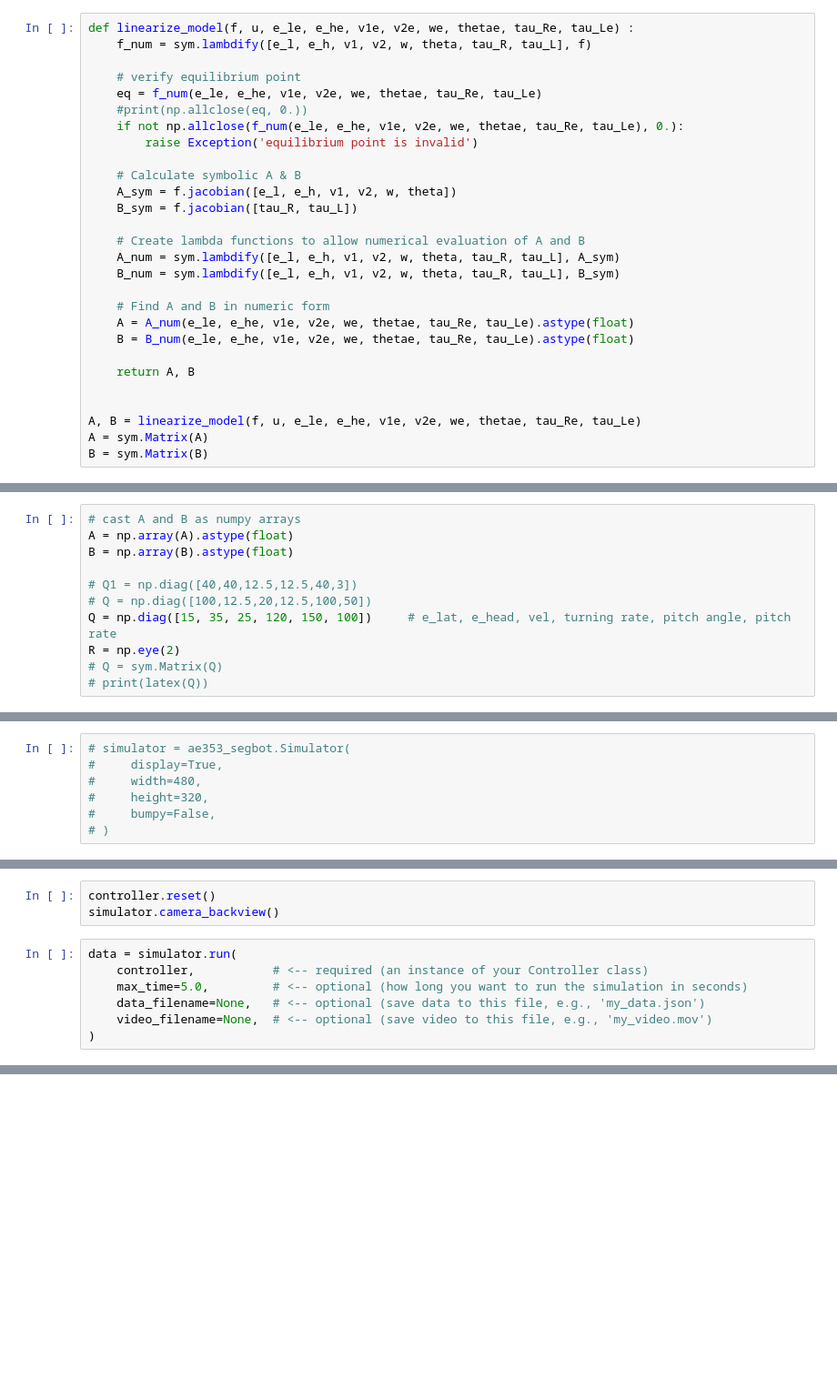
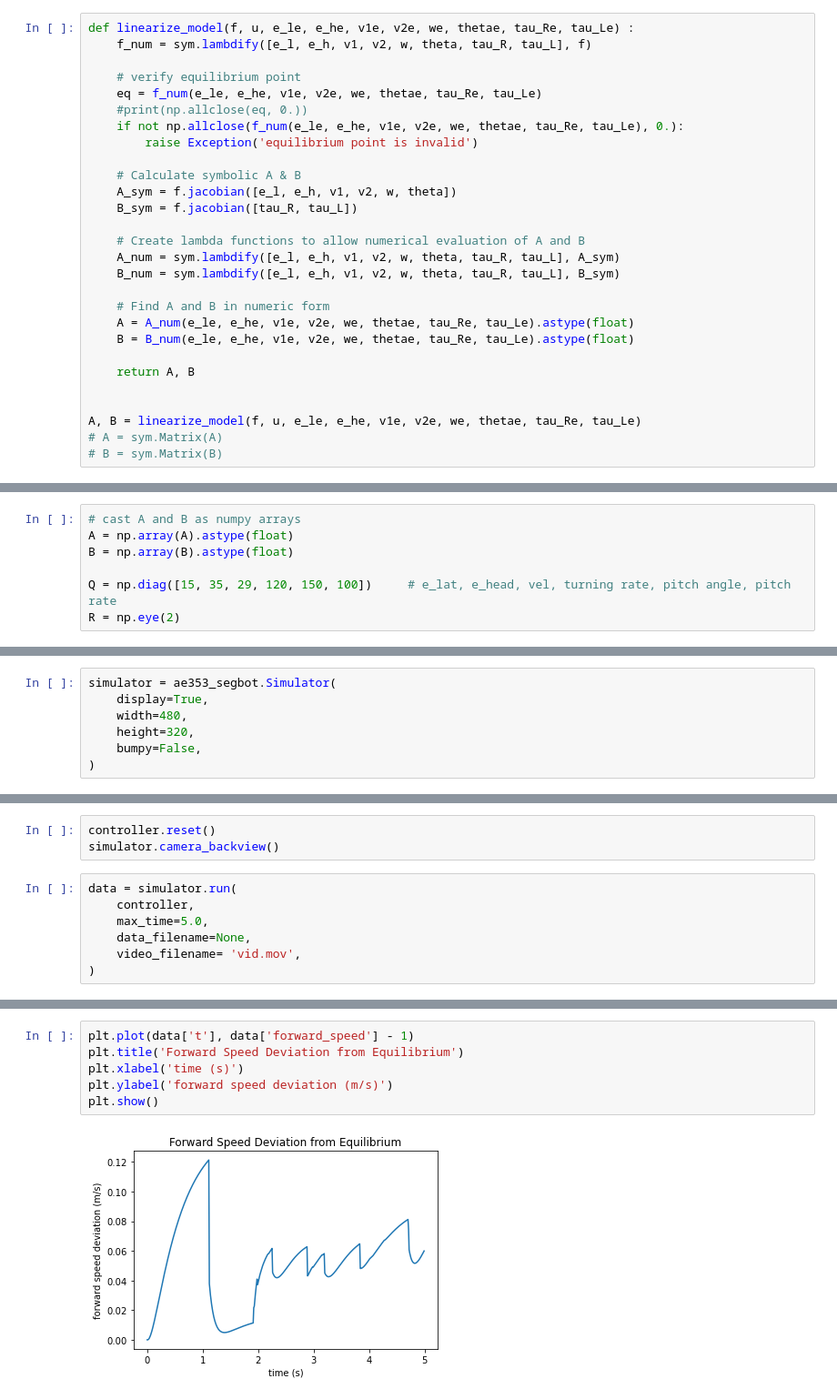
Before and after one commit to ibw2/ae353-sp22, a Jupyter notebook: projects/02_segbot/DP2_Code.ipynb, the cells around one changed output, grey strips where cells are left out. Shown at 91% size. Cells and saved outputs as stored; diff of their text form; blank space fills up the shorter version.

```diff
--- a/projects/02_segbot/DP2_Code.ipynb
+++ b/projects/02_segbot/DP2_Code.ipynb
@@ -209,8 +210,8 @@ def linearize_model(f, u, e_le, e_he, v1e, v2e, we, thetae, tau_Re, tau_Le) :
 
 
 A, B = linearize_model(f, u, e_le, e_he, v1e, v2e, we, thetae, tau_Re, tau_Le)
-A = sym.Matrix(A)
-B = sym.Matrix(B)
+# A = sym.Matrix(A)
+# B = sym.Matrix(B)
 # %% [markdown]
 ## Finding the gain matrix ##
 Using the LQR equation:
@@ -219,12 +220,8 @@ Using the LQR equation:
 A = np.array(A).astype(float)
 B = np.array(B).astype(float)
 
-# Q1 = np.diag([40,40,12.5,12.5,40,3])
-# Q = np.diag([100,12.5,20,12.5,100,50])
-Q = np.diag([15, 35, 25, 120, 150, 100])     # e_lat, e_head, vel, turning rate, pitch angle, pitch rate
+Q = np.diag([15, 35, 29, 120, 150, 100])     # e_lat, e_head, vel, turning rate, pitch angle, pitch rate
 R = np.eye(2)
-# Q = sym.Matrix(Q)
-# print(latex(Q))
 # %%
 P = linalg.solve_continuous_are(A, B, Q, R)
 K = linalg.inv(R) @  B.T @ P
@@ -264,12 +258,12 @@ There are several optional arguments:
 
 **You must evaluate this cell only *once*.** If you want to start fresh with a new simulator, you must do `Kernel -> Restart` from the notebook menu first. If you evaluate this cell more than once without a call to `Kernel -> Restart` then you may get strange behavior that is hard to debug.
 # %%
-# simulator = ae353_segbot.Simulator(
-#     display=True,
-#     width=480,
-#     height=320,
-#     bumpy=False,
-# )
+simulator = ae353_segbot.Simulator(
+    display=True,
+    width=480,
+    height=320,
+    bumpy=False,
+)
 # %% [markdown]
 Define a controller that maps sensor measurements to actuator commands. By default, it chooses to apply zero torque to the gimbal. Modify the `run` function to make the controller behave differently.
 # %%
@@ -330,8 +324,8 @@ controller.reset()
 simulator.camera_backview()
 # %%
 data = simulator.run(
-    controller,           # <-- required (an instance of your Controller class)
-    max_time=5.0,         # <-- optional (how long you want to run the simulation in seconds)
-    data_filename=None,   # <-- optional (save data to this file, e.g., 'my_data.json')
-    video_filename=None,  # <-- optional (save video to this file, e.g., 'my_video.mov')
+    controller,
+    max_time=5.0,
+    data_filename=None,
+    video_filename= 'vid.mov',
 )
@@ -431,0 +439,8 @@ fig.tight_layout()
+# %%
+plt.plot(data['t'], data['forward_speed'] - 1)
+plt.title('Forward Speed Deviation from Equilibrium')
+plt.xlabel('time (s)')
+plt.ylabel('forward speed deviation (m/s)')
+plt.show()
+# %% [output]
+[figure, added]
```
Also changed, not shown: parts of 17 cells of this notebook.
